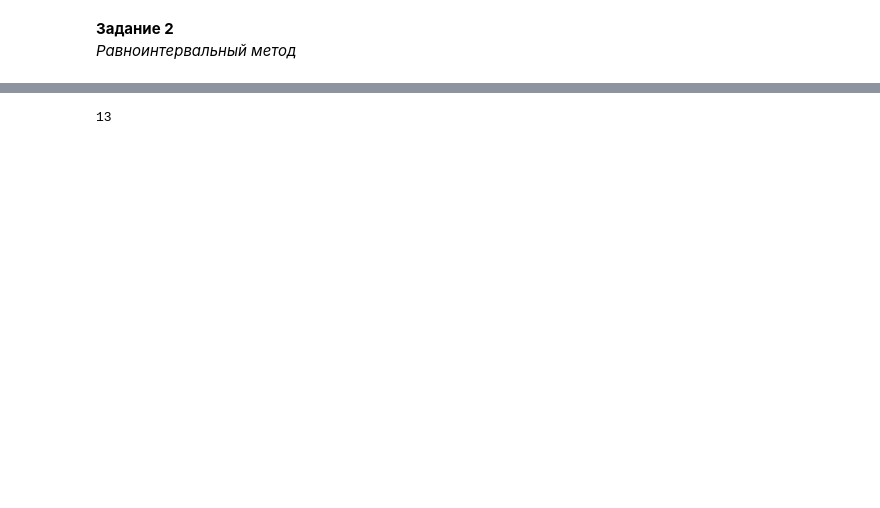
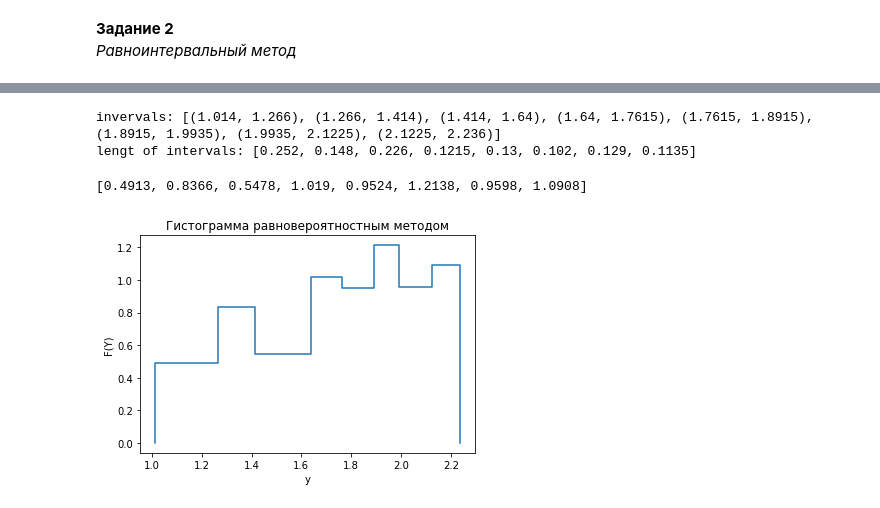
Before and after one commit to AndreyVanyuck/MatStat, a Jupyter notebook: lab1-2.ipynb, the cells around one changed output, grey strips where cells are left out. Drawn from its saved outputs; the diff is of its cells as text; code cells hidden in the pictures; blank space fills up the shorter version.

```diff
--- a/lab1-2.ipynb
+++ b/lab1-2.ipynb
@@ -261,7 +260,45 @@ plt.show()
 # %% [markdown]
 ![Picture for task](https://sun9-60.userapi.com/c857024/v857024004/146015/GVe2lpcHi24.jpg)
 # %%
-m_i = n // M
-print(m_i)
+m = n // M
-# %% [output]
-13
+# %%
+A = np.zeros(M)
+B = np.zeros(M)
+A[0] = var_series[0]
+B[-1] = var_series[-1]
+for i in range(1, M):
+    A[i] = round((var_series[i*m] + var_series[i*m + 1]) / 2, 5)
+    B[i - 1] = A[i]
+
+intervals = list(zip(A, B))
+print(f"invervals: {intervals}")
+
+h_i = [round(interval[1] - interval[0], 5) for interval in intervals]
+print(f"lengt of intervals: {h_i}")
+# %% [output]
+invervals: [(1.014, 1.266), (1.266, 1.414), (1.414, 1.64), (1.64, 1.7615), (1.7615, 1.8915), (1.8915, 1.9935), (1.9935, 2.1225), (2.1225, 2.236)]
+lengt of intervals: [0.252, 0.148, 0.226, 0.1215, 0.13, 0.102, 0.129, 0.1135]
+# %%
+#средняя плотность вероятности для каждого интервала
+f = [round(m / (n * h_i[i]), 4) for i in range(M)]
+print(f)
+# %% [output]
+[0.4913, 0.8366, 0.5478, 1.019, 0.9524, 1.2138, 0.9598, 1.0908]
+# %%
+x = [intervals[0][0]]
+y = [0]
+for i in range(M):
+    x.append(intervals[i][0])
+    x.append(intervals[i][1])
+    y.append(f[i])
+    y.append(f[i])
+x.append(intervals[M-1][1])
+y.append(0)
+
+plt.plot(x, y)
+plt.title("Гистограмма равновероятностным методом")
+plt.xlabel("y")
+plt.ylabel("F(Y)")
+plt.show()
+# %% [output]
+[figure, added]
```
Also changed, not shown: parts of 20 cells of this notebook.
